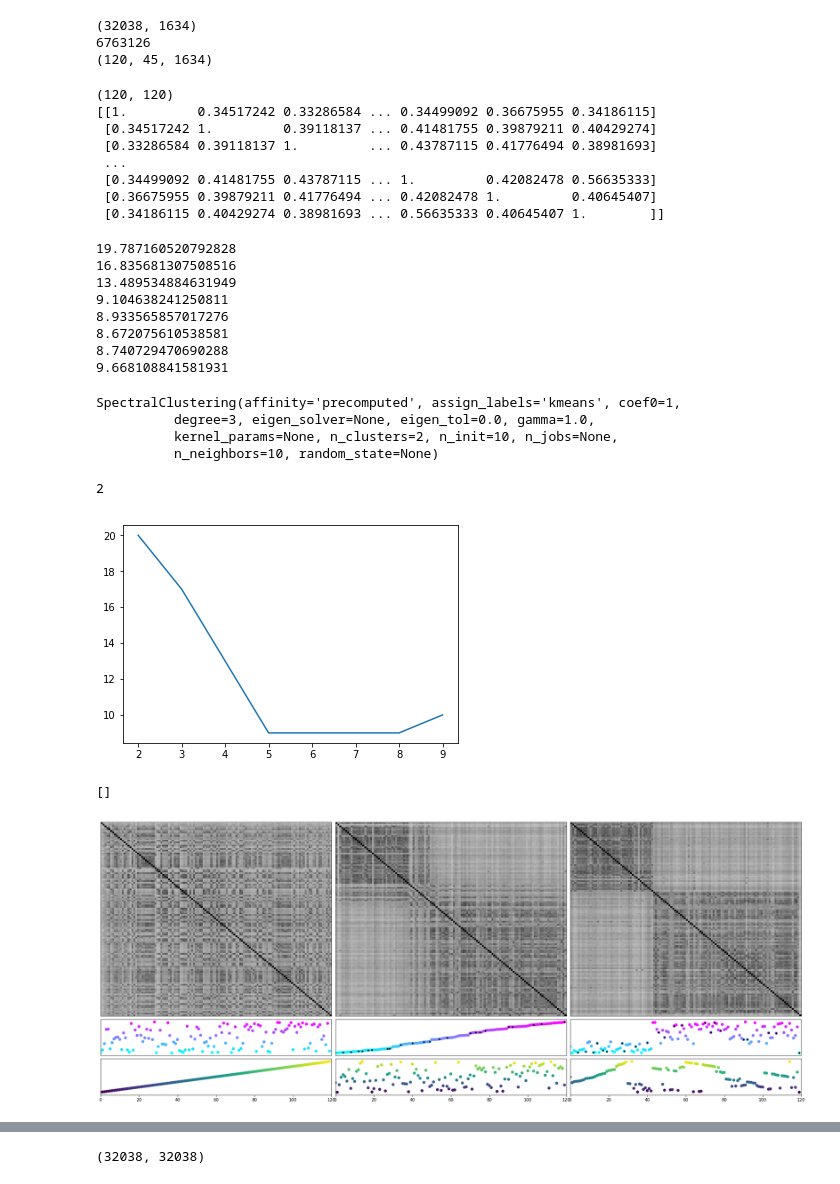
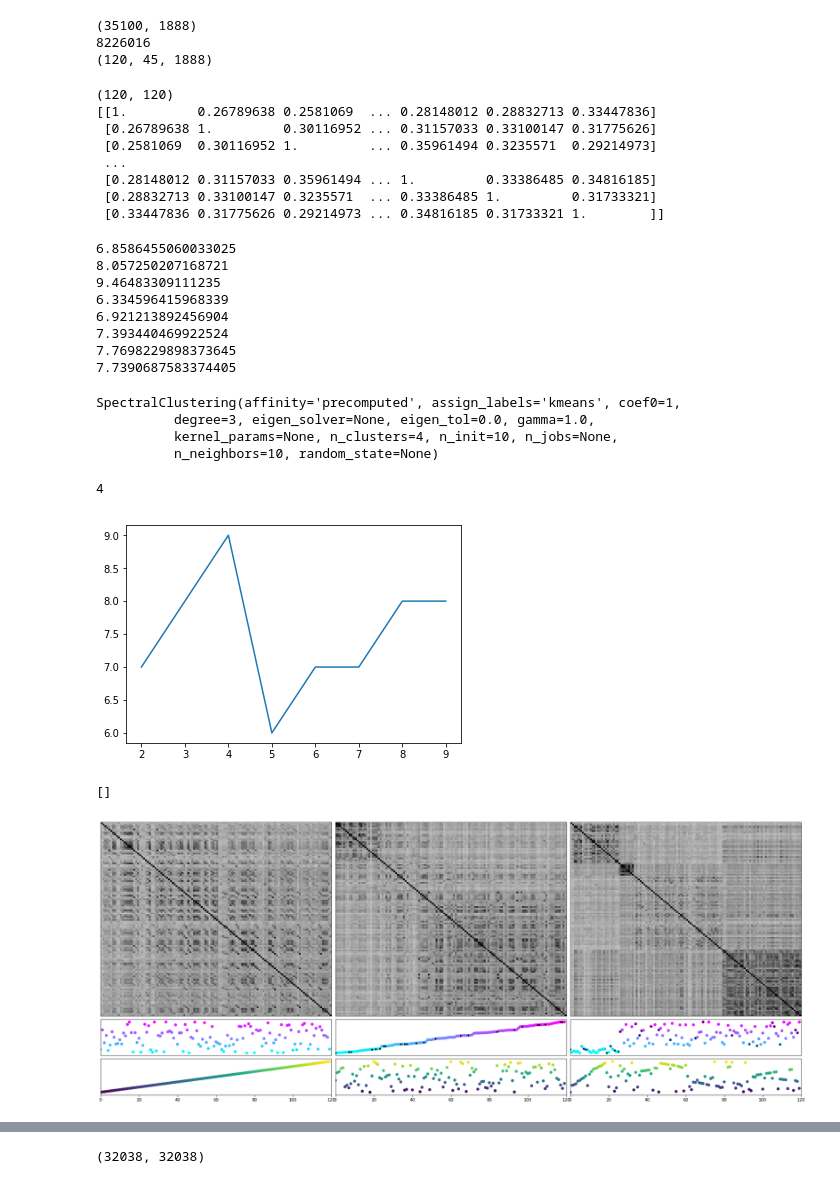
Before and after one commit to GiocomoLab/MightyMorphingPhotonRangers, a Jupyter notebook: SimMats/Untitled.ipynb, the cells around one changed output, grey strips where cells are left out. Drawn from its saved outputs; the diff is of its cells as text; code cells hidden in the pictures.

```diff
--- a/SimMats/Untitled.ipynb
+++ b/SimMats/Untitled.ipynb
@@ -21,5 +18,5 @@ The autoreload extension is already loaded. To reload it, use:
 # %%
-mouse = '4139265.3'
+mouse = '4222153.2'
 df = pp.load_session_db()
 
 
@@ -48,4 +40,4 @@ G:\My Drive\VR_Data\TwoTower\behavior.sqlite
 # %%
-sess = df_mouse.iloc[-1]
+sess = df_mouse.iloc[-2]
 print(sess['data file'])
 # %% [output]
@@ -70,9 +62,9 @@ print(S.shape)
 print(np.sum(np.isnan(S)))
 print(S_trial_mat.shape)
 # %% [output]
-(32038, 1634)
-6763126
-(120, 45, 1634)
+(35100, 1888)
+8226016
+(120, 45, 1888)
 # %%
 effMorph = trial_info['morphs'] +  trial_info['wallJitter'] + trial_info['bckgndJitter']
 msort = np.argsort(effMorph)
@@ -91,13 +83,13 @@ print(S_t_rmat.shape)
 print(S_t_rmat)
 # %% [output]
 (120, 120)
-[[1.         0.34517242 0.33286584 ... 0.34499092 0.36675955 0.34186115]
- [0.34517242 1.         0.39118137 ... 0.41481755 0.39879211 0.40429274]
- [0.33286584 0.39118137 1.         ... 0.43787115 0.41776494 0.38981693]
+[[1.         0.26789638 0.2581069  ... 0.28148012 0.28832713 0.33447836]
+ [0.26789638 1.         0.30116952 ... 0.31157033 0.33100147 0.31775626]
+ [0.2581069  0.30116952 1.         ... 0.35961494 0.3235571  0.29214973]
  ...
- [0.34499092 0.41481755 0.43787115 ... 1.         0.42082478 0.56635333]
- [0.36675955 0.39879211 0.41776494 ... 0.42082478 1.         0.40645407]
- [0.34186115 0.40429274 0.38981693 ... 0.56635333 0.40645407 1.        ]]
+ [0.28148012 0.31157033 0.35961494 ... 1.         0.33386485 0.34816185]
+ [0.28832713 0.33100147 0.3235571  ... 0.33386485 1.         0.31733321]
+ [0.33447836 0.31775626 0.29214973 ... 0.34816185 0.31733321 1.        ]]
 # %%
 import sklearn as sk
 import sklearn.cluster as clust
@@ -122,25 +114,25 @@ c = np.argmax(score)+2
 spectclust = clust.SpectralClustering(n_clusters=c,affinity='precomputed')
 spectclust.fit(S_t_rmat)
 # %% [output]
-19.787160520792828
-16.835681307508516
-13.489534884631949
-9.104638241250811
-8.933565857017276
-8.672075610538581
-8.740729470690288
-9.668108841581931
+6.8586455060033025
+8.057250207168721
+9.46483309111235
+6.334596415968339
+6.921213892456904
+7.393440469922524
+7.7698229898373645
+7.7390687583374405
 SpectralClustering(affinity='precomputed', assign_labels='kmeans', coef0=1,
           degree=3, eigen_solver=None, eigen_tol=0.0, gamma=1.0,
-          kernel_params=None, n_clusters=2, n_init=10, n_jobs=None,
+          kernel_params=None, n_clusters=4, n_init=10, n_jobs=None,
           n_neighbors=10, random_state=None)
 # %%
 f,ax= plt.subplots()
 ax.plot(np.arange(2,10),score)
 print(c)
 # %% [output]
-2
+4
-[figure, old version]
+[figure, new version]
 # %%
 # clustsort = np.argsort(aggclust.labels_)
 # clustsort = np.argsort(spectclust.labels_)
@@ -161,7 +153,7 @@ gs = gridspec.GridSpec(14,30)
 x=np.arange(effMorph.size)
 rmask = trial_info['rewards']==0
 tnumber = np.arange(x.shape[0])/x.shape[0]
-vmax = .9
+vmax = .7
 # f,ax = plt.subplots(2,3,figsize=[20,10],sharex=True)
 ax = f.add_subplot(gs[:10,:10])
 ax.imshow(S_t_rmat,cmap='Greys',vmin=0,vmax=vmax,aspect='auto')
@@ -190,34 +182,34 @@ ax.set_xticks([])
 ax = f.add_subplot(gs[10:12,10:20])
 ax.scatter(x,effMorph[msort],c=effMorph[msort],cmap='cool')
 ax.scatter(x[rmask],effMorph[msort[rmask]],c='black',s=10)
 ax.set_xlim([0,x.shape[0]])
 ax.set_yticks([])
 ax.set_xticks([])
 ax = f.add_subplot(gs[12:,10:20])
 ax.scatter(x,tnumber[msort],c=tnumber[msort],cmap='viridis')
 ax.set_xlim([0,x.shape[0]])
 ax.set_yticks([])
 
 
 ax = f.add_subplot(gs[:10,20:])
 ax.imshow(S_agg_sort,cmap='Greys',vmin=0,vmax=vmax,aspect='auto')
 ax.set_yticks([])
 ax.set_xticks([])
 ax = f.add_subplot(gs[10:12,20:])
 ax.scatter(x,effMorph[clustsort],c=effMorph[clustsort],cmap='cool')
 ax.set_yticks([])
 ax.set_xticks([])
 # tmpeff = np.copy(effMorph[1:])
 # ax.scatter(x[:-1],tmpeff[clustsort[1:]],c=tmpeff[clustsort[1:]],cmap='cool')
 ax.scatter(x[rmask],effMorph[clustsort[rmask]],c='black',s=10)
 ax.set_xlim([0,x.shape[0]])
 ax = f.add_subplot(gs[12:,20:])
 ax.scatter(x,tnumber[clustsort],c=tnumber[clustsort],cmap='viridis')
 ax.set_xlim([0,x.shape[0]])
 ax.set_yticks([])
 # %% [output]
 []
-[figure, old version]
+[figure, new version]
 # %%
 lem = sk.manifold.SpectralEmbedding(affinity='precomputed',n_components=3)
 # %%
```
Also changed, not shown: parts of 7 cells of this notebook, 8 other files.
